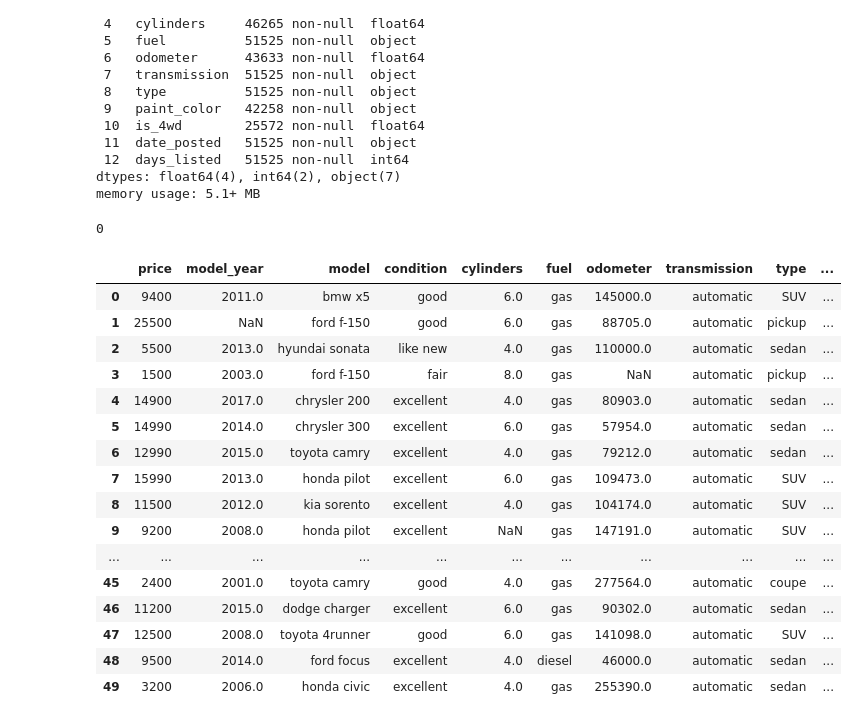
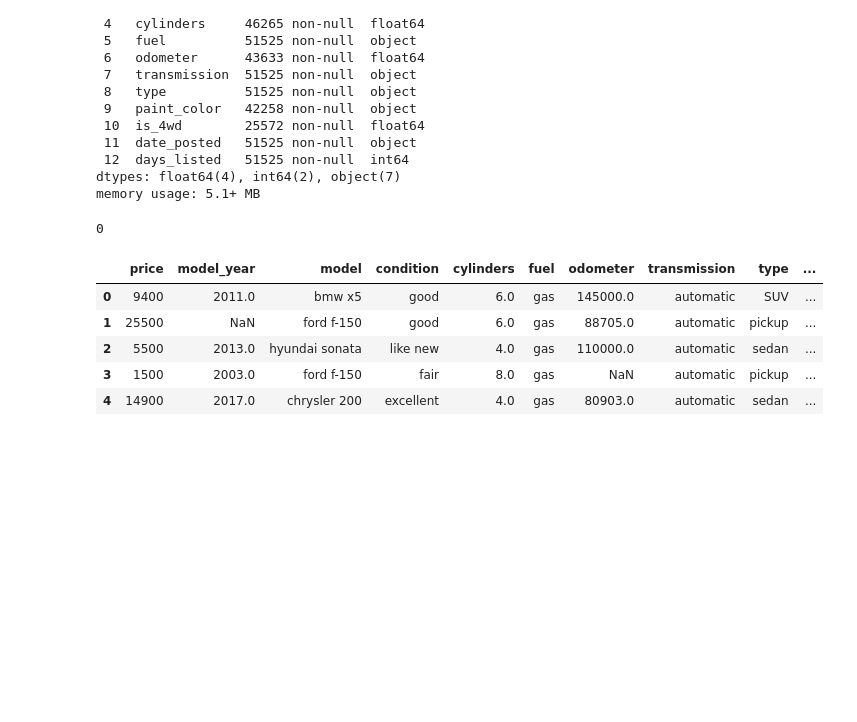
Before and after one commit to Sweetfeets00/SDtoolsProject, a Jupyter notebook: sdproject/Notebooks/EDA.ipynb, the cells around one changed output. Saved outputs shown, nothing was run; the diff lists cells and outputs as text; code cells hidden in the pictures; blank space fills up the shorter version.

```diff
--- a/sdproject/Notebooks/EDA.ipynb
+++ b/sdproject/Notebooks/EDA.ipynb
@@ -35,23 +43,11 @@ data.duplicated().sum()
 # %% [output]
 0
 # %%
-data.head(50
-        )
+data.head()
 # %% [output]
 |  | price | model_year | model | condition | cylinders | fuel | odometer | transmission | type | ... |
 | 0 | 9400 | 2011.0 | bmw x5 | good | 6.0 | gas | 145000.0 | automatic | SUV | ... |
 | 1 | 25500 | NaN | ford f-150 | good | 6.0 | gas | 88705.0 | automatic | pickup | ... |
 | 2 | 5500 | 2013.0 | hyundai sonata | like new | 4.0 | gas | 110000.0 | automatic | sedan | ... |
 | 3 | 1500 | 2003.0 | ford f-150 | fair | 8.0 | gas | NaN | automatic | pickup | ... |
 | 4 | 14900 | 2017.0 | chrysler 200 | excellent | 4.0 | gas | 80903.0 | automatic | sedan | ... |
-| 5 | 14990 | 2014.0 | chrysler 300 | excellent | 6.0 | gas | 57954.0 | automatic | sedan | ... |
-| 6 | 12990 | 2015.0 | toyota camry | excellent | 4.0 | gas | 79212.0 | automatic | sedan | ... |
-| 7 | 15990 | 2013.0 | honda pilot | excellent | 6.0 | gas | 109473.0 | automatic | SUV | ... |
-| 8 | 11500 | 2012.0 | kia sorento | excellent | 4.0 | gas | 104174.0 | automatic | SUV | ... |
-| 9 | 9200 | 2008.0 | honda pilot | excellent | NaN | gas | 147191.0 | automatic | SUV | ... |
-| ... | ... | ... | ... | ... | ... | ... | ... | ... | ... | ... |
-| 45 | 2400 | 2001.0 | toyota camry | good | 4.0 | gas | 277564.0 | automatic | coupe | ... |
-| 46 | 11200 | 2015.0 | dodge charger | excellent | 6.0 | gas | 90302.0 | automatic | sedan | ... |
-| 47 | 12500 | 2008.0 | toyota 4runner | good | 6.0 | gas | 141098.0 | automatic | SUV | ... |
-| 48 | 9500 | 2014.0 | ford focus | excellent | 4.0 | diesel | 46000.0 | automatic | sedan | ... |
-| 49 | 3200 | 2006.0 | honda civic | excellent | 4.0 | gas | 255390.0 | automatic | sedan | ... |
```
Also changed, not shown: parts of 18 cells of this notebook, 2 other files.
